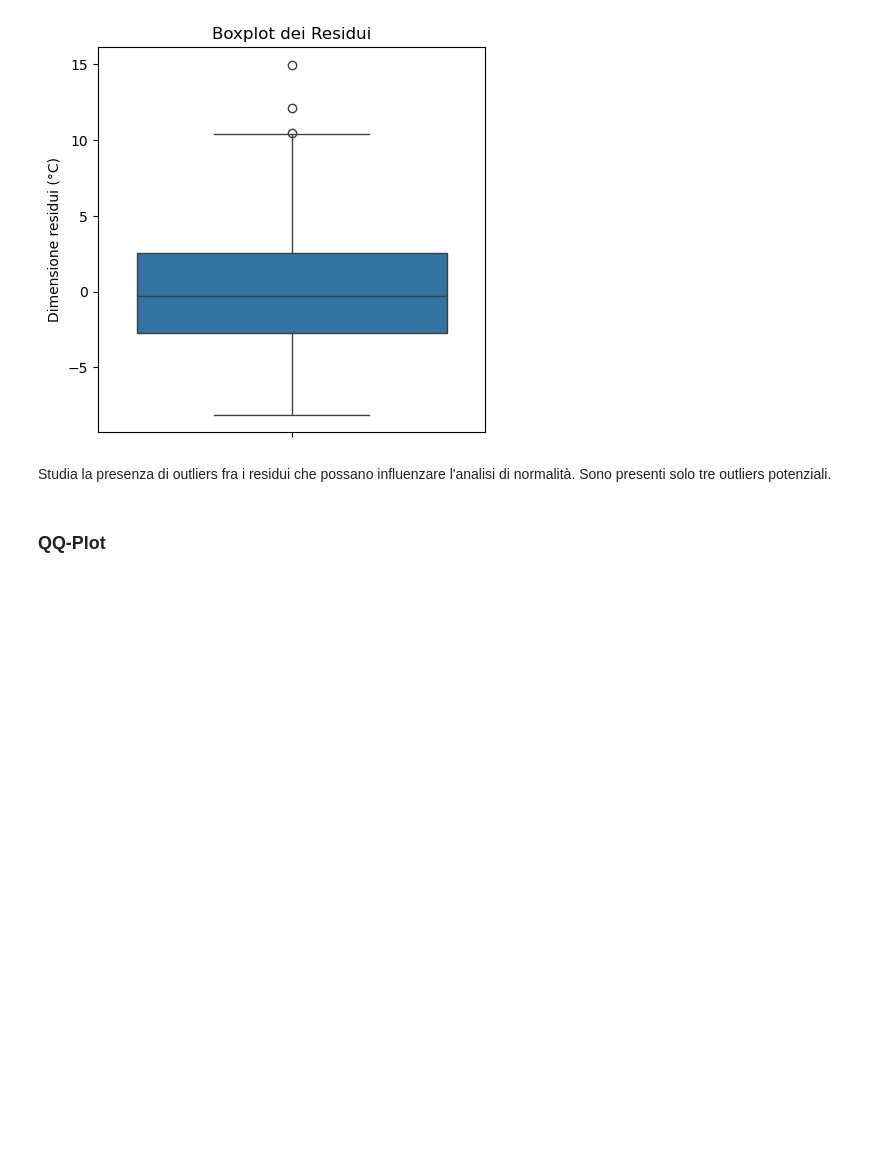
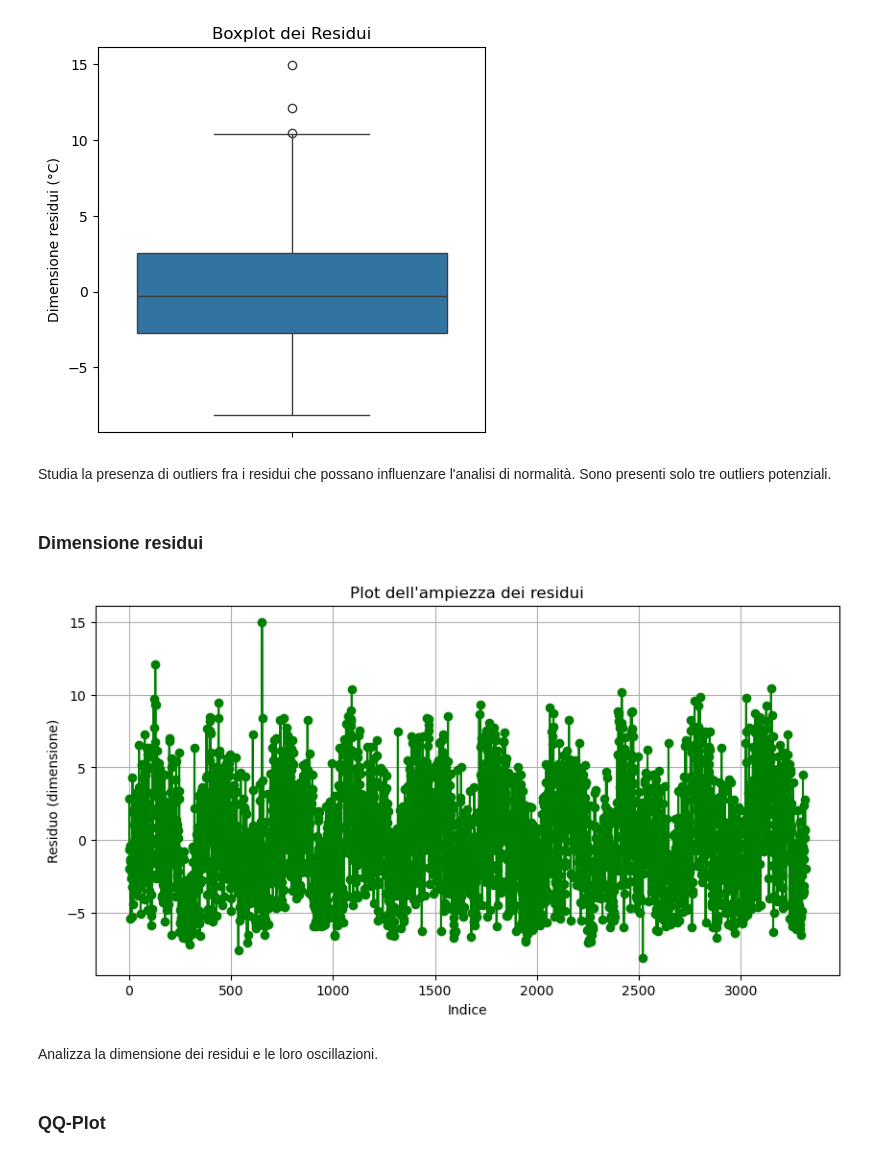
Before and after one commit to aka-buccia/progetto-statistica, a Jupyter notebook: reports/report.ipynb, the cells around one changed output. Saved outputs shown, nothing was run; the diff lists cells and outputs as text; code cells hidden in the pictures; blank space fills up the shorter version.

Commit message:
add: plot for residuals analysis

```diff
--- a/reports/report.ipynb
+++ b/reports/report.ipynb
@@ -930,6 +930,22 @@ plt.show()
 [figure]
 # %% [markdown]
 Studia la presenza di outliers fra i residui che possano influenzare l'analisi di normalità. Sono presenti solo tre outliers potenziali.
+# %% [markdown]
+### Dimensione residui
+# %%
+#Dimensione residui
+plt.figure(figsize=(10, 5))
+indici = list(range(1, len(residui) + 1))
+plt.plot(indici, residui, color="green", linestyle="-", marker="o")
+plt.xlabel("Indice")
+plt.ylabel("Residuo (dimensione)")
+plt.title("Plot dell'ampiezza dei residui")
+plt.grid(True)
+plt.show()
+# %% [output]
+[figure, added]
+# %% [markdown]
+Analizza la dimensione dei residui e le loro oscillazioni.
 # %% [markdown]
 ### QQ-Plot
 # %%
```
Also changed, not shown: 1 other file.
